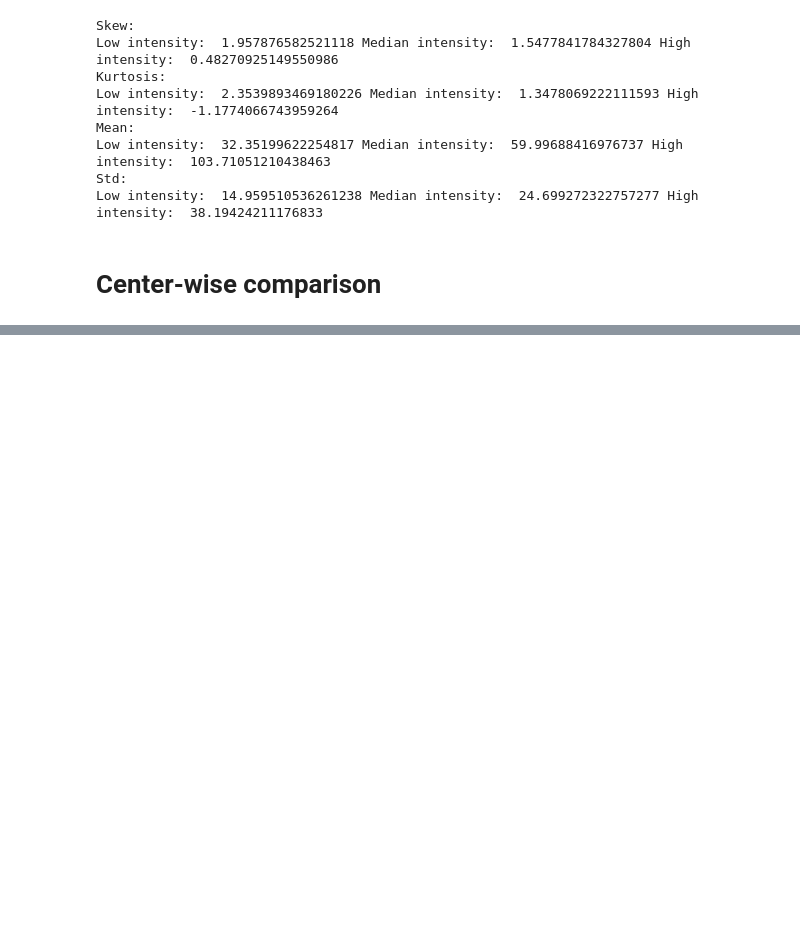
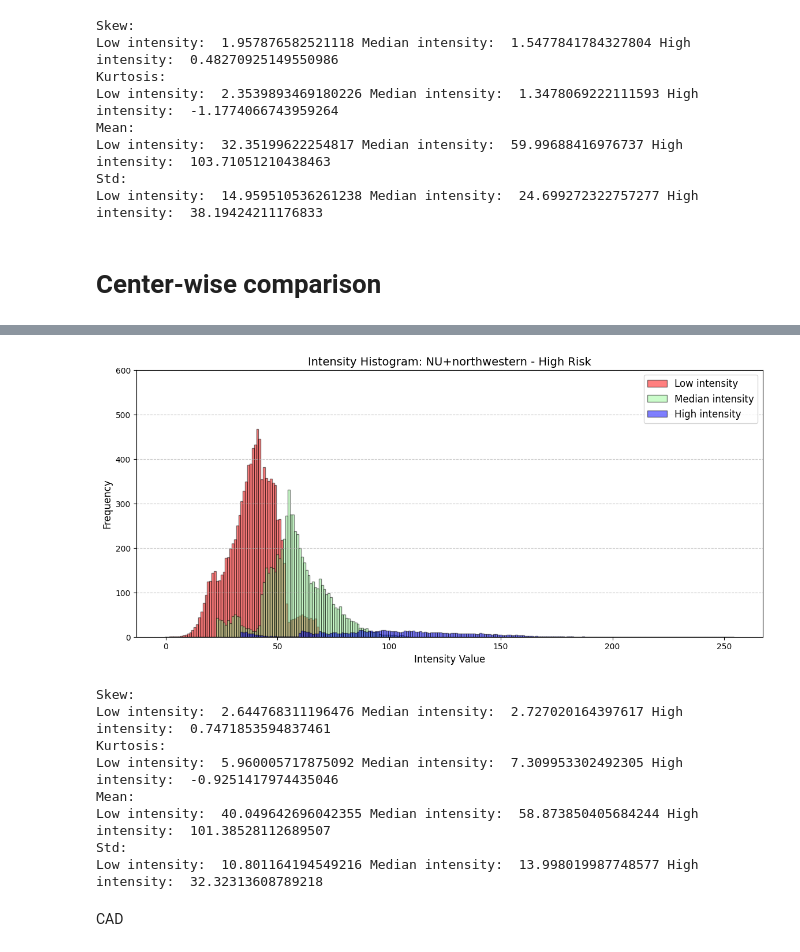
Before and after one commit to Zilian4/Pancreas-intensity-clustering, a Jupyter notebook: voxel intensity analysis.ipynb, the cells around one changed output, grey strips where cells are left out. Drawn from its saved outputs; the diff is of its cells as text; code cells hidden in the pictures; blank space fills up the shorter version.

```diff
--- a/voxel intensity analysis.ipynb
+++ b/voxel intensity analysis.ipynb
@@ -377,0 +276,20 @@ Low intensity:  12.566266134803497 Median intensity:  25.49559937328962 High int
+# %%
+avg_1,avg_2,avg_3= get_avg_cluster_hist(lowercase_dict,sub_list=list(center_high_grade['name']))
+total_1,total_2,total_3= get_total_cluster(lowercase_dict,sub_list=list(center_high_grade['name']))
+plot_clusters(avg_1,avg_2,avg_3,title='NU+northwestern - High Risk',hight=600)
+print("Skew:\nLow intensity: ",skew(avg_1),"Median intensity: ",skew(avg_2),"High intensity: ",skew(avg_3))
+print("Kurtosis:\nLow intensity: ",kurtosis(avg_1),"Median intensity: ",kurtosis(avg_2),"High intensity: ",kurtosis(avg_3))
+print("Mean:\nLow intensity: ",np.mean(total_1[total_1 != 0]),"Median intensity: ",np.mean(total_2[total_2 != 0]),"High intensity: ",np.mean(total_3[total_3 != 0]))
+print("Std:\nLow intensity: ",np.std(total_1[total_1 != 0]),"Median intensity: ",np.std(total_2[total_2 != 0]),"High intensity: ",np.std(total_3[total_3 != 0]))
+# %% [output]
+[figure, added]
+Skew:
+Low intensity:  2.644768311196476 Median intensity:  2.727020164397617 High intensity:  0.7471853594837461
+Kurtosis:
+Low intensity:  5.960005717875092 Median intensity:  7.309953302492305 High intensity:  -0.9251417974435046
+Mean:
+Low intensity:  40.049642696042355 Median intensity:  58.873850405684244 High intensity:  101.38528112689507
+Std:
+Low intensity:  10.801164194549216 Median intensity:  13.998019987748577 High intensity:  32.32313608789218
+# %% [markdown]
+CAD
```
Also changed, not shown: parts of 47 cells of this notebook.
